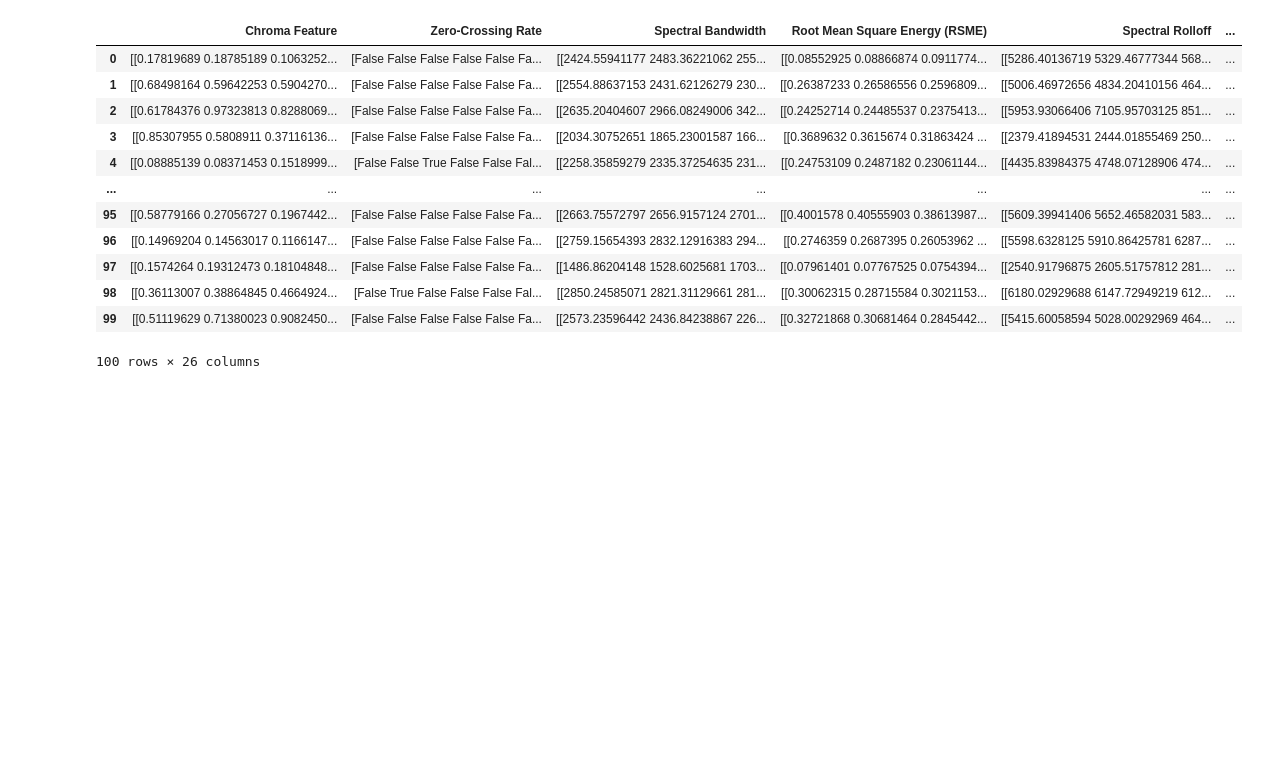
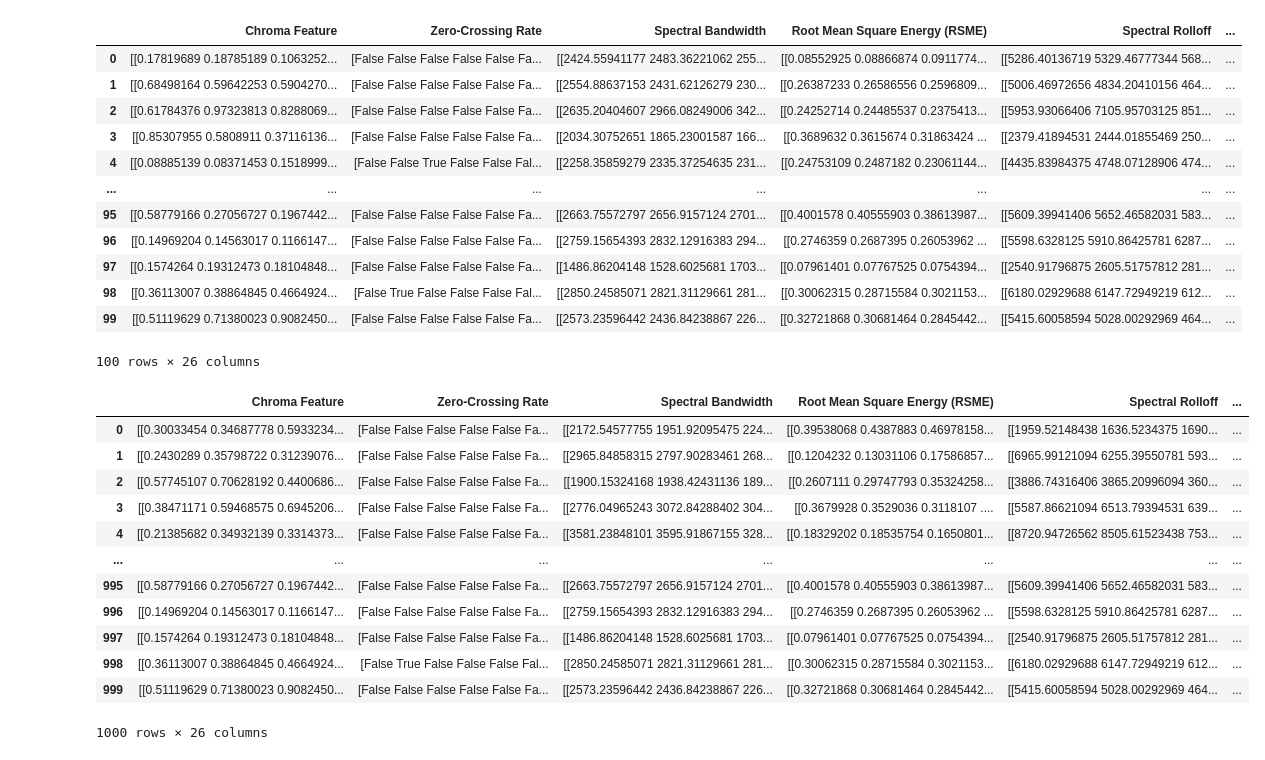
Before and after one commit to KathrynPanger/classify-spotify, a Jupyter notebook: caitlin/ML_data_clean.ipynb, the cells around one changed output. Drawn from its saved outputs; the diff is of its cells as text; code cells hidden in the pictures; blank space fills up the shorter version.

Commit message:
fixed indexes on machine_data.csvs, compiled dfs in final ML dataframe

```diff
--- a/caitlin/ML_data_clean.ipynb
+++ b/caitlin/ML_data_clean.ipynb
@@ -55,0 +56,28 @@ rock_df.to_csv("../ML_dataframe/rock_machine_data.csv")
+# %%
+blues = pd.read_csv("../ML_dataframe/blues_machine_data.csv")
+classical = pd.read_csv("../ML_dataframe/classical_machine_data.csv")
+country = pd.read_csv("../ML_dataframe/country_machine_data.csv")
+disco = pd.read_csv("../ML_dataframe/disco_machine_data.csv")
+h_metal = pd.read_csv("../ML_dataframe/h_metal_machine_data.csv")
+hiphip = pd.read_csv("../ML_dataframe/hiphop_machine_data.csv")
+jazz = pd.read_csv("../ML_dataframe/jazz_machine_data.csv")
+pop = pd.read_csv("../ML_dataframe/pop_machine_data.csv")
+reggae = pd.read_csv("../ML_dataframe/reggae_machine_data.csv")
+rock = pd.read_csv("../ML_dataframe/rock_machine_data.csv")
+# %%
+ml_df = pd.concat([blues, classical, country, disco, h_metal, hiphip, jazz, pop, reggae, rock], ignore_index=True)
+ml_df
+# %% [output]
+|  | Chroma Feature | Zero-Crossing Rate | Spectral Bandwidth | Root Mean Square Energy (RSME) | Spectral Rolloff | ... |
+| 0 | [[0.30033454 0.34687778 0.5933234... | [False False False False False Fa... | [[2172.54577755 1951.92095475 224... | [[0.39538068 0.4387883 0.46978158... | [[1959.52148438 1636.5234375 1690... | ... |
+| 1 | [[0.2430289 0.35798722 0.31239076... | [False False False False False Fa... | [[2965.84858315 2797.90283461 268... | [[0.1204232 0.13031106 0.17586857... | [[6965.99121094 6255.39550781 593... | ... |
+| 2 | [[0.57745107 0.70628192 0.4400686... | [False False False False False Fa... | [[1900.15324168 1938.42431136 189... | [[0.2607111 0.29747793 0.35324258... | [[3886.74316406 3865.20996094 360... | ... |
+| 3 | [[0.38471171 0.59468575 0.6945206... | [False False False False False Fa... | [[2776.04965243 3072.84288402 304... | [[0.3679928 0.3529036 0.3118107 .... | [[5587.86621094 6513.79394531 639... | ... |
+| 4 | [[0.21385682 0.34932139 0.3314373... | [False False False False False Fa... | [[3581.23848101 3595.91867155 328... | [[0.18329202 0.18535754 0.1650801... | [[8720.94726562 8505.61523438 753... | ... |
+| ... | ... | ... | ... | ... | ... | ... |
+| 995 | [[0.58779166 0.27056727 0.1967442... | [False False False False False Fa... | [[2663.75572797 2656.9157124 2701... | [[0.4001578 0.40555903 0.38613987... | [[5609.39941406 5652.46582031 583... | ... |
+| 996 | [[0.14969204 0.14563017 0.1166147... | [False False False False False Fa... | [[2759.15654393 2832.12916383 294... | [[0.2746359 0.2687395 0.26053962 ... | [[5598.6328125 5910.86425781 6287... | ... |
+| 997 | [[0.1574264 0.19312473 0.18104848... | [False False False False False Fa... | [[1486.86204148 1528.6025681 1703... | [[0.07961401 0.07767525 0.0754394... | [[2540.91796875 2605.51757812 281... | ... |
+| 998 | [[0.36113007 0.38864845 0.4664924... | [False True False False False Fal... | [[2850.24585071 2821.31129661 281... | [[0.30062315 0.28715584 0.3021153... | [[6180.02929688 6147.72949219 612... | ... |
+| 999 | [[0.51119629 0.71380023 0.9082450... | [False False False False False Fa... | [[2573.23596442 2436.84238867 226... | [[0.32721868 0.30681464 0.2845442... | [[5415.60058594 5028.00292969 464... | ... |
+1000 rows × 26 columns
```
Also changed, not shown: parts of 2 cells of this notebook, 6 other files.
